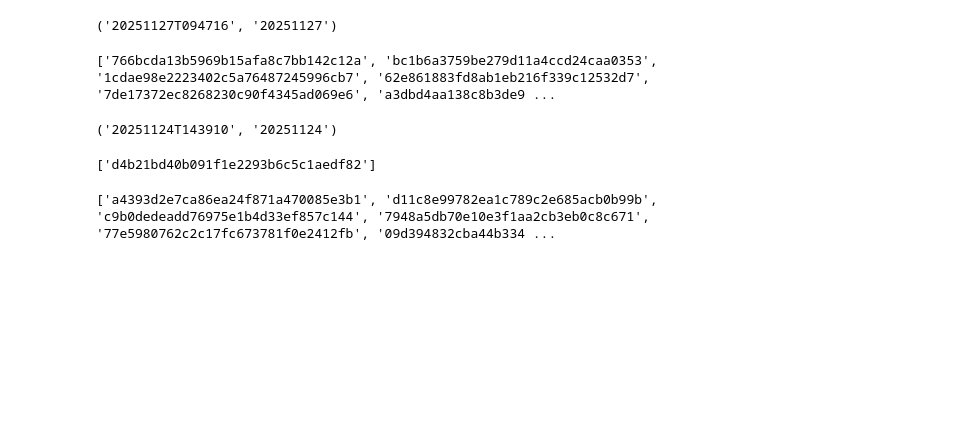
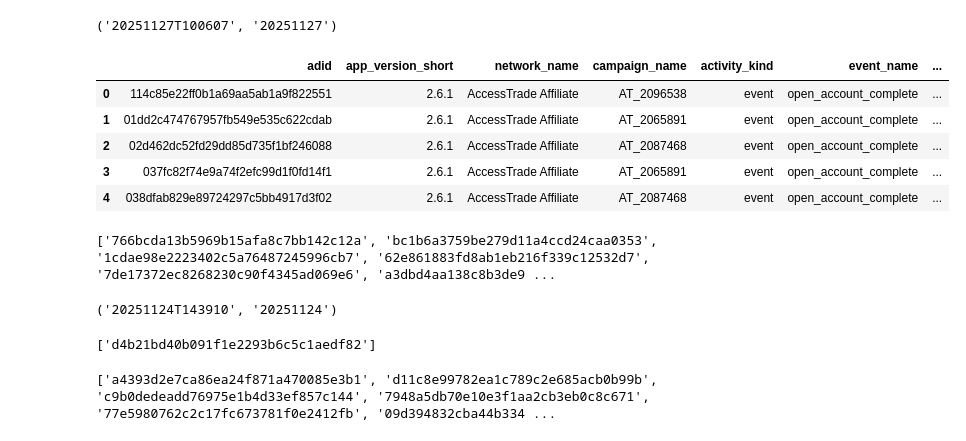
Before and after one commit to HieuNguyenPhi/ADJ_JOBS, a Jupyter notebook: Adhoc.ipynb, the cells around one changed output. Drawn from its saved outputs; the diff is of its cells as text; code cells hidden in the pictures; blank space fills up the shorter version.

```diff
--- a/Adhoc.ipynb
+++ b/Adhoc.ipynb
@@ -39,6 +39,7 @@ os.makedirs(f'AdhocOutput/{date}',exist_ok=True)
 
 from tqdm import tqdm
 import re
+dfs = []
 for i in tqdm(need_call):
     df = pl.scan_parquet(f"az://adjuststbuatprocessed/live/output/{i}.parquet",
                          storage_options=storage_options,
@@ -69,12 +70,26 @@ for i in tqdm(need_call):
             .otherwise(None)
         )
     )
-    df.select(cols).filter(
+    _ = df.select(cols).filter(
         pl.col.event_name == 'open_account_complete',
         pl.col.network_name.str.contains("AccessTrade")
-        ).sort(['adid','created_at_convert']).collect().to_pandas().to_csv(f'AdhocOutput/{date}/prod_AT-{i}_{now}.csv', index = False)
+        ).sort(['adid','created_at_convert']).collect().to_pandas()
+    dfs.append(_)
+data_frame = pd.concat(dfs, axis = 0, ignore_index=True)
+data_frame.to_excel(f"AdhocOutput/{date}/Prod_AT-Oct_{now}.xlsx", index=False)
 # %% [output]
-('20251127T094716', '20251127')
+('20251127T100607', '20251127')
+# %%
+paths = [f'AdhocOutput/{date}/prod_AT-{i}_{now}.csv' for i in need_call]
+data_frame = pd.concat([pd.read_csv(path) for path in paths], axis = 0, ignore_index=True)
+data_frame.head()
+# %% [output]
+|  | adid | app_version_short | network_name | campaign_name | activity_kind | event_name | ... |
+| 0 | 114c85e22ff0b1a69aa5ab1a9f822551 | 2.6.1 | AccessTrade Affiliate | AT_2096538 | event | open_account_complete | ... |
+| 1 | 01dd2c474767957fb549e535c622cdab | 2.6.1 | AccessTrade Affiliate | AT_2065891 | event | open_account_complete | ... |
+| 2 | 02d462dc52fd29dd85d735f1bf246088 | 2.6.1 | AccessTrade Affiliate | AT_2087468 | event | open_account_complete | ... |
+| 3 | 037fc82f74e9a74f2efc99d1f0fd14f1 | 2.6.1 | AccessTrade Affiliate | AT_2065891 | event | open_account_complete | ... |
+| 4 | 038dfab829e89724297c5bb4917d3f02 | 2.6.1 | AccessTrade Affiliate | AT_2087468 | event | open_account_complete | ... |
 # %%
 need_call = ['2025-11-19','2025-11-20','2025-11-21','2025-11-22']
 df = pl.scan_parquet(
```
Also changed, not shown: 32 other files.
